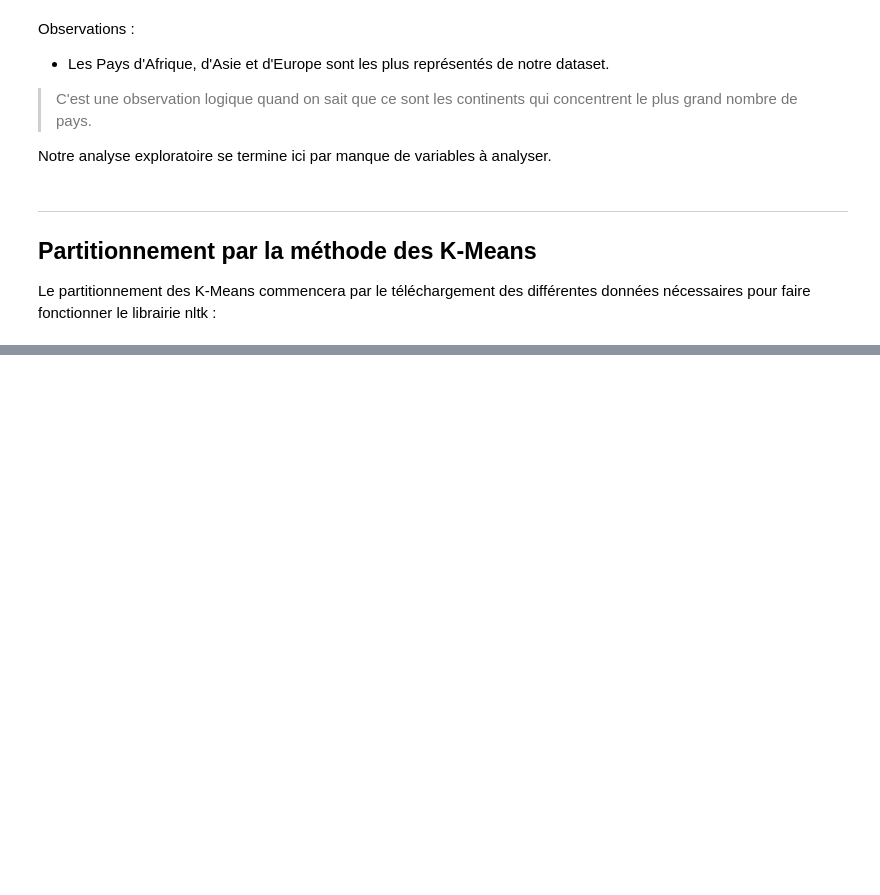
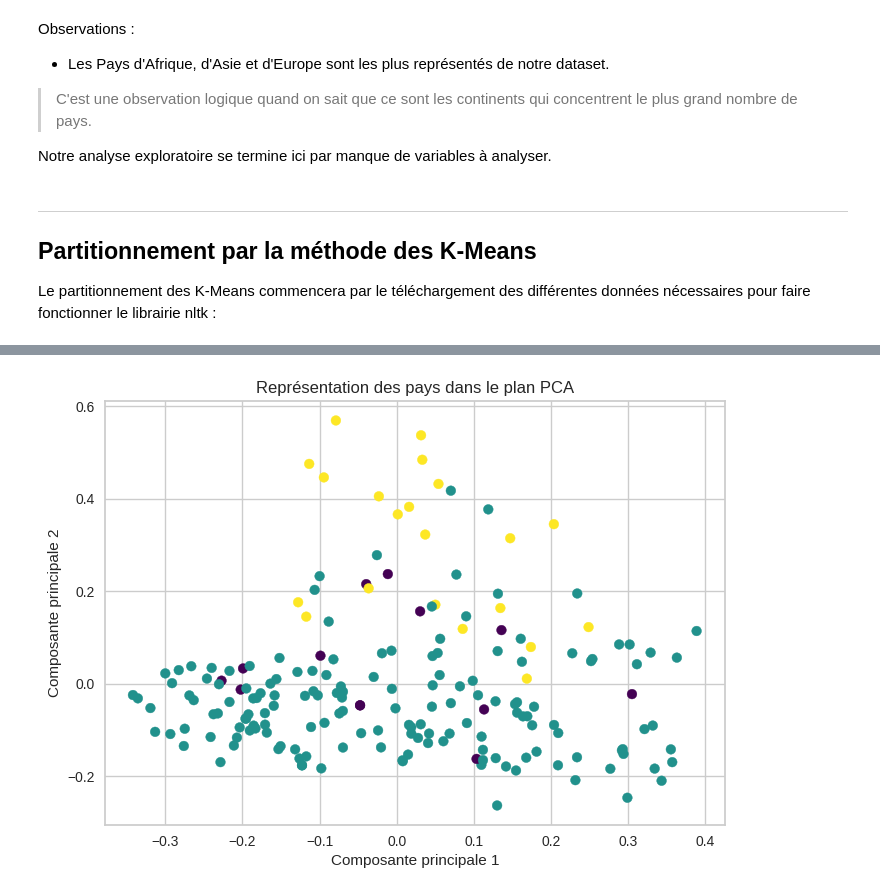
Before and after one commit to Furatus/4MLUP_Anthem, a Jupyter notebook: 4MLUP.ipynb, the cells around one changed output, grey strips where cells are left out. Saved outputs shown, nothing was run; the diff lists cells and outputs as text; code cells hidden in the pictures; blank space fills up the shorter version.

```diff
--- a/4MLUP.ipynb
+++ b/4MLUP.ipynb
@@ -102,0 +169,11 @@ nltk.download('punkt')
+# %%
+pca = PCA(n_components=2)
+X_pca = pca.fit_transform(X.toarray())
+
+plt.scatter(X_pca[:, 0], X_pca[:, 1], c=df_anthem['cluster'], cmap='viridis')
+plt.xlabel('Composante principale 1')
+plt.ylabel('Composante principale 2')
+plt.title('Représentation des pays dans le plan PCA')
+plt.show()
+# %% [output]
+[figure, added]
```
Also changed, not shown: parts of 10 cells of this notebook.
